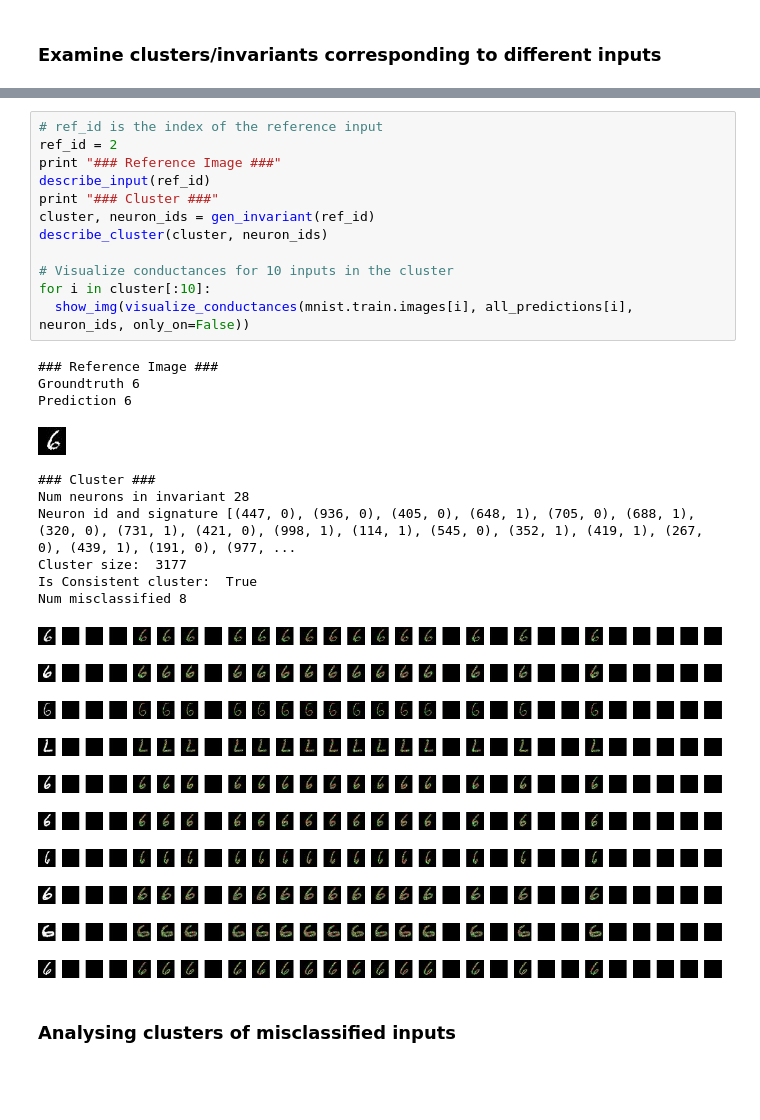
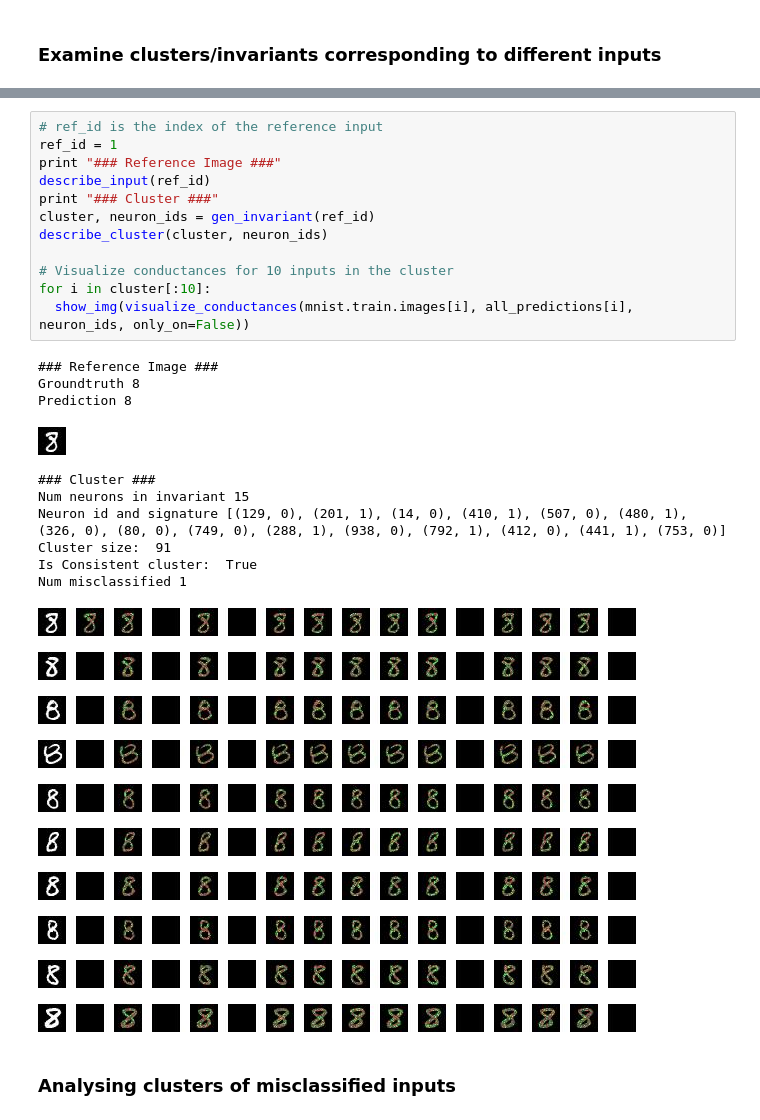
Before and after one commit to safednn-nasa/prophecy_DNN, a Jupyter notebook: MNIST_ITR_REL/MNIST_Invariants.ipynb, the cells around one changed output, grey strips where cells are left out. Saved outputs shown, nothing was run; the diff lists cells and outputs as text; blank space fills up the shorter version.

```diff
--- a/MNIST_ITR_REL/MNIST_Invariants.ipynb
+++ b/MNIST_ITR_REL/MNIST_Invariants.ipynb
@@ -470,37 +478,37 @@ def describe_cluster(cluster, neuron_ids):
   print "Num misclassified", len([i for i in cluster if is_misclassified(i)])
 # %%
 # ref_id is the index of the reference input
-ref_id = 2
+ref_id = 1
 print "### Reference Image ###"
 describe_input(ref_id)
 print "### Cluster ###"
 cluster, neuron_ids = gen_invariant(ref_id)
 describe_cluster(cluster, neuron_ids)
 
 # Visualize conductances for 10 inputs in the cluster
 for i in cluster[:10]:
   show_img(visualize_conductances(mnist.train.images[i], all_predictions[i], neuron_ids, only_on=False))
 # %% [output]
 ### Reference Image ###
-Groundtruth 6
-Prediction 6
+Groundtruth 8
+Prediction 8
-[figure, old version]
+[figure, new version]
 ### Cluster ###
-Num neurons in invariant 28
-Neuron id and signature [(447, 0), (936, 0), (405, 0), (648, 1), (705, 0), (688, 1), (320, 0), (731, 1), (421, 0), (998, 1), (114, 1), (545, 0), (352, 1), (419, 1), (267, 0), (439, 1), (191, 0), (977, ...
-Cluster size:  3177
+Num neurons in invariant 15
+Neuron id and signature [(129, 0), (201, 1), (14, 0), (410, 1), (507, 0), (480, 1), (326, 0), (80, 0), (749, 0), (288, 1), (938, 0), (792, 1), (412, 0), (441, 1), (753, 0)]
+Cluster size:  91
 Is Consistent cluster:  True
-Num misclassified 8
+Num misclassified 1
-[figure, old version]
+[figure, new version]
-[figure, old version]
+[figure, new version]
-[figure, old version]
+[figure, new version]
-[figure, old version]
+[figure, new version]
-[figure, old version]
+[figure, new version]
-[figure, old version]
+[figure, new version]
-[figure, old version]
+[figure, new version]
-[figure, old version]
+[figure, new version]
-[figure, old version]
+[figure, new version]
-[figure, old version]
+[figure, new version]
 # %% [markdown]
 ### Analysing clusters of misclassified inputs
 # %%
```
Also changed, not shown: parts of 3 cells of this notebook.
